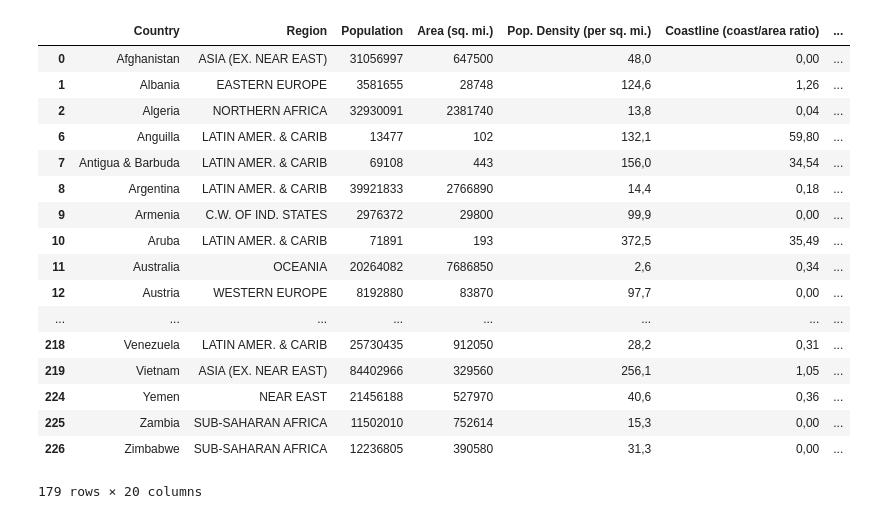
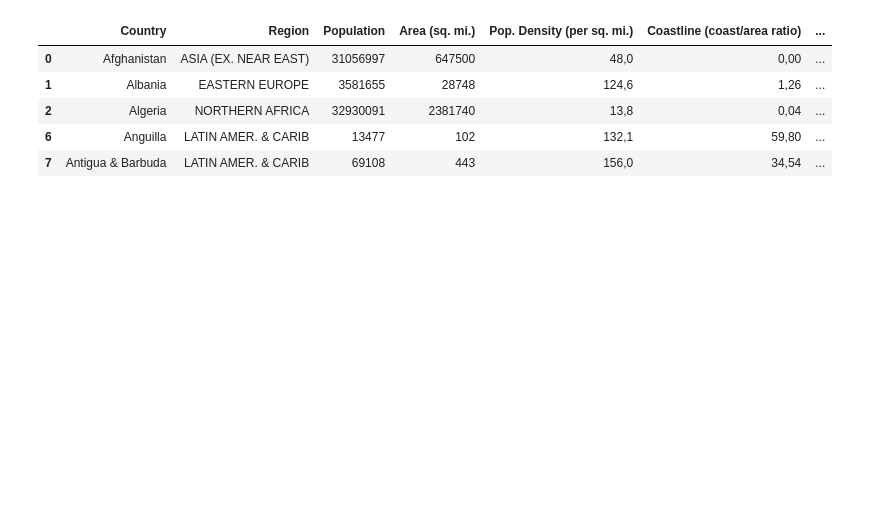
Before and after one commit to pranaymethuku/world-data-viz, a Jupyter notebook: World Data Visualization.ipynb, the cells around one changed output. Drawn from its saved outputs; the diff is of its cells as text; code cells hidden in the pictures; blank space fills up the shorter version.

Commit message:
Reduce data frame row size

```diff
--- a/World Data Visualization.ipynb
+++ b/World Data Visualization.ipynb
@@ -11,33 +11,21 @@ import folium
 # %%
 # Read Countries of the World data, and dropping rows where fields are NaN
 country_data = pd.read_csv("./csv-data/countries_of_the_world.csv").dropna()
 # GeoJSON data to plot the map
 country_geo = './geo-json-data/world-countries.json'
 # Clean up Literacy field to convert it from string with commas to int for folium
 country_data['Literacy (%)'] = [int(float(x.replace(",", "."))) for x in country_data['Literacy (%)']]
 # Clean up Country field to strip it of spaces
 country_data['Country'] = [x.strip() for x in country_data['Country']]
 # Display remaining data
-country_data
+country_data.head()
 # %% [output]
 |  | Country | Region | Population | Area (sq. mi.) | Pop. Density (per sq. mi.) | Coastline (coast/area ratio) | ... |
 | 0 | Afghanistan | ASIA (EX. NEAR EAST) | 31056997 | 647500 | 48,0 | 0,00 | ... |
 | 1 | Albania | EASTERN EUROPE | 3581655 | 28748 | 124,6 | 1,26 | ... |
 | 2 | Algeria | NORTHERN AFRICA | 32930091 | 2381740 | 13,8 | 0,04 | ... |
 | 6 | Anguilla | LATIN AMER. & CARIB | 13477 | 102 | 132,1 | 59,80 | ... |
 | 7 | Antigua & Barbuda | LATIN AMER. & CARIB | 69108 | 443 | 156,0 | 34,54 | ... |
-| 8 | Argentina | LATIN AMER. & CARIB | 39921833 | 2766890 | 14,4 | 0,18 | ... |
-| 9 | Armenia | C.W. OF IND. STATES | 2976372 | 29800 | 99,9 | 0,00 | ... |
-| 10 | Aruba | LATIN AMER. & CARIB | 71891 | 193 | 372,5 | 35,49 | ... |
-| 11 | Australia | OCEANIA | 20264082 | 7686850 | 2,6 | 0,34 | ... |
-| 12 | Austria | WESTERN EUROPE | 8192880 | 83870 | 97,7 | 0,00 | ... |
-| ... | ... | ... | ... | ... | ... | ... | ... |
-| 218 | Venezuela | LATIN AMER. & CARIB | 25730435 | 912050 | 28,2 | 0,31 | ... |
-| 219 | Vietnam | ASIA (EX. NEAR EAST) | 84402966 | 329560 | 256,1 | 1,05 | ... |
-| 224 | Yemen | NEAR EAST | 21456188 | 527970 | 40,6 | 0,36 | ... |
-| 225 | Zambia | SUB-SAHARAN AFRICA | 11502010 | 752614 | 15,3 | 0,00 | ... |
-| 226 | Zimbabwe | SUB-SAHARAN AFRICA | 12236805 | 390580 | 31,3 | 0,00 | ... |
-179 rows × 20 columns
 # %%
 # Initialize the map:
 data_map = folium.Map()
```
Also changed, not shown: 1 other file.
